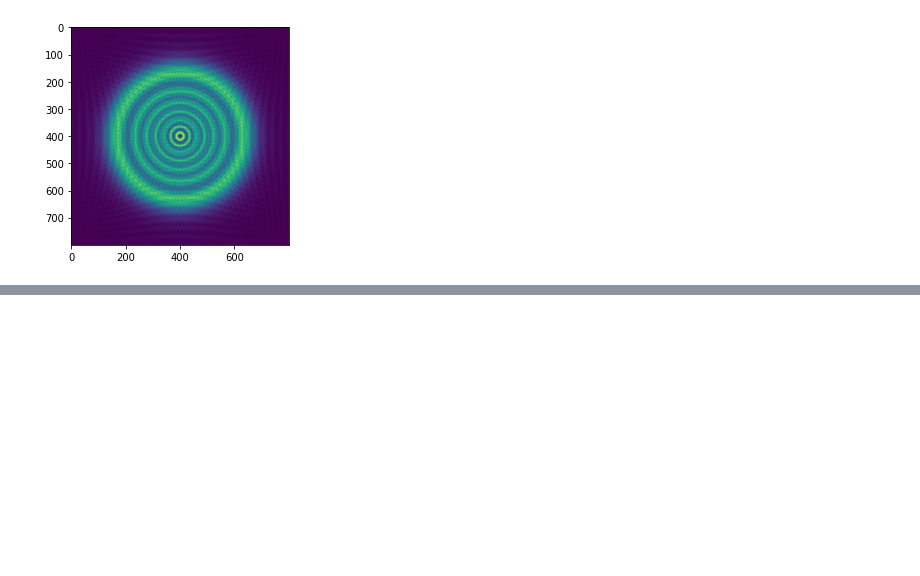
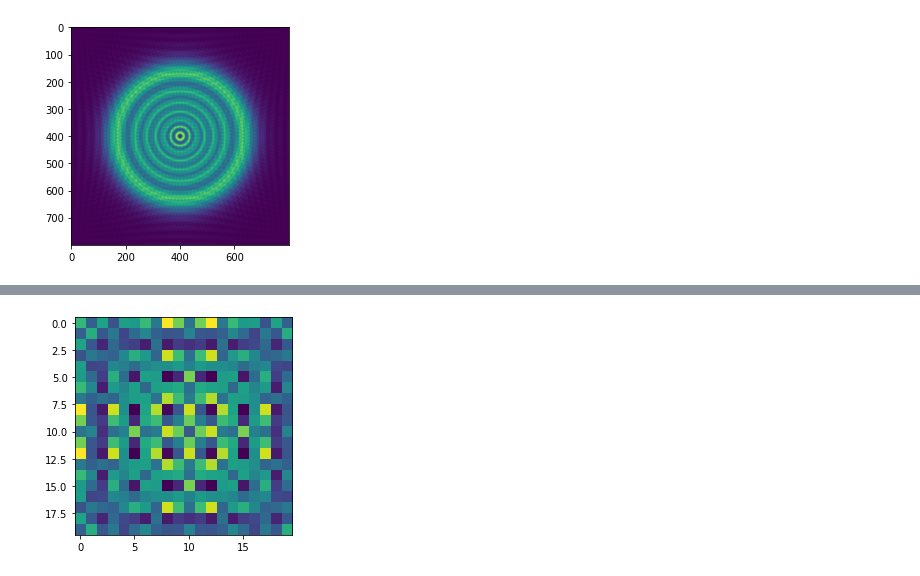
Before and after one commit to JuanDaAC/OpticalInstruments, a Jupyter notebook: Entrega 2/Pruebas/Angular.ipynb, the cells around one changed output, grey strips where cells are left out. Saved outputs shown, nothing was run; the diff lists cells and outputs as text; code cells hidden in the pictures; blank space fills up the shorter version.

```diff
--- a/Entrega 2/Pruebas/Angular.ipynb
+++ b/Entrega 2/Pruebas/Angular.ipynb
@@ -75,0 +117,5 @@ plt.show()
+# %%
+plt.imshow(np.abs(AngFT(U_0,0.1*mm,1*um,1*um,650*nm)))
+plt.show()
+# %% [output]
+[figure, added]
```
Also changed, not shown: parts of 2 cells of this notebook, 2 other files.
